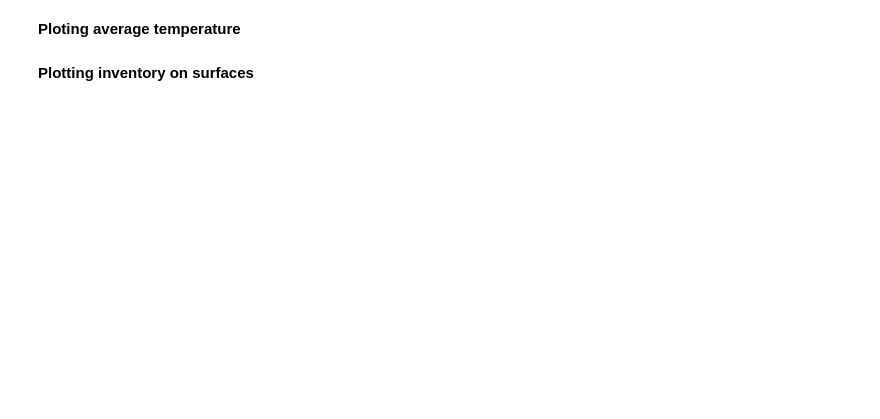
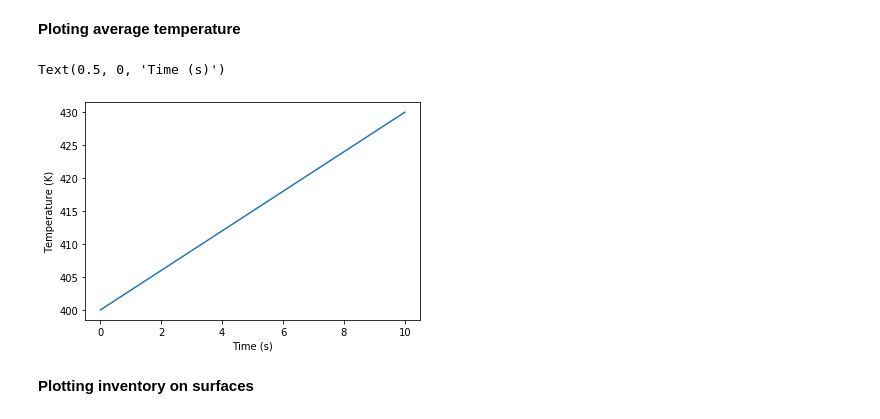
Before and after one commit to festim-dev/FESTIM, a Jupyter notebook: demos/demo_derived_quantities.ipynb, the cells around one changed output. Saved outputs shown, nothing was run; the diff lists cells and outputs as text; code cells hidden in the pictures; blank space fills up the shorter version.

```diff
--- a/demos/demo_derived_quantities.ipynb
+++ b/demos/demo_derived_quantities.ipynb
@@ -280,12 +327,15 @@ plt.legend()
 # %% [markdown]
 **Ploting average temperature**
 # %%
-T = derived_quantities_from_file['Average_T_volume_1']
+T = derived_quantities['Average_T_volume_1']
 
 plt.figure()
 plt.plot(t, T)
 plt.ylabel(r"Temperature (K)")
 plt.xlabel(r"Time (s)")
+# %% [output]
+Text(0.5, 0, 'Time (s)')
+[figure, added]
 # %% [markdown]
 **Plotting inventory on surfaces**
 # %%
```
Also changed, not shown: parts of 7 cells of this notebook.
